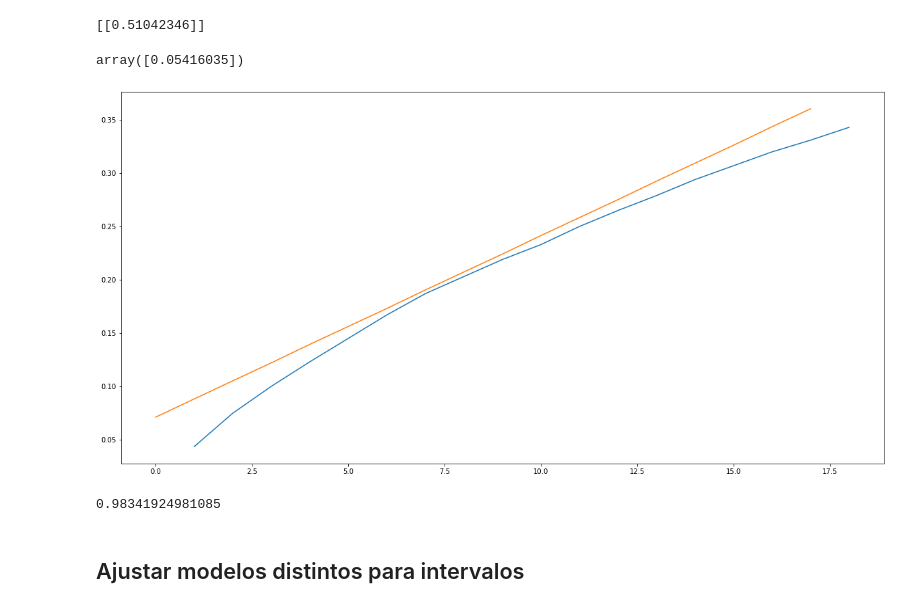
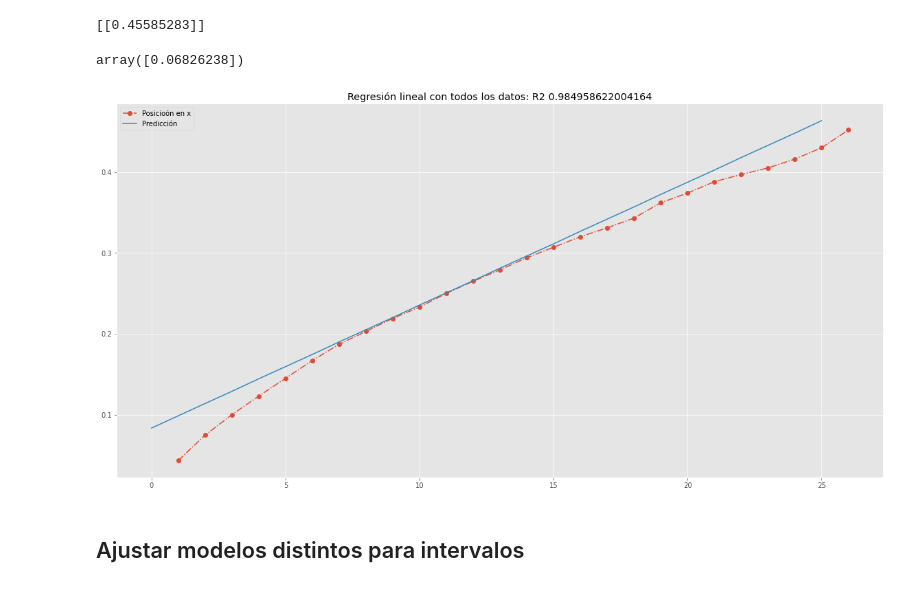
Before and after one commit to SebasGarcia08/horizontal-motion-physics, a Jupyter notebook: analisis.ipynb, the cells around one changed output. Cells and saved outputs as stored; diff of their text form; code cells hidden in the pictures.

```diff
--- a/analisis.ipynb
+++ b/analisis.ipynb
@@ -13,7 +16,7 @@ replace_commas_by_dot = lambda df, col: df[col].str.replace(",",".")
 df.t = replace_commas_by_dot(df, "t")
 df.x = replace_commas_by_dot(df, "x")
 df = df.astype("float")
-df = df.iloc[1:19, :]
+df = df.iloc[1:, :]
 df
 # %% [output]
 |  | t | x |
@@ -68,0 +72,5 @@ df
+# %%
+df.set_index("t").plot(subplots=True, figsize=(12,8), linestyle="dashdot", marker="o")
+plt.gcf().suptitle("Posición en x y velocidad")
+plt.tight_layout()
+plt.show()
@@ -69,4 +79,5 @@ df
 # %%
-df.set_index("t").plot(subplots=True, figsize=(15,10), linestyle="dashdot")
+df.set_index("t")["x"].plot(figsize=(20,10), linestyle="dashdot", marker="o")
+plt.title("Posición en x")
 plt.show()
 # %% [output]
@@ -76,3 +84,0 @@ df.to_csv("movimiento_horizontal_velocidad.csv", index=False)
-# %%
-df.set_index("t")["x"].plot(figsize=(20,10))
-plt.show()
@@ -86,20 +90,19 @@ lr = LinearRegression().fit(time_arr, x_arr)
 print(lr.coef_)
 lr.intercept_
 # %% [output]
-[[0.51042346]]
+[[0.45585283]]
-array([0.05416035])
+array([0.06826238])
 # %%
 preds = lr.predict(time_arr)
 
-df["x"].plot(figsize=(20,10))
-plt.plot(preds)
+df["x"].plot(figsize=(20,10), marker="o", linestyle="dashdot", label="Posicioón en x")
+plt.plot(preds, label="Predicción")
+r2 = r2_score(preds, x_arr)
+plt.title(f"Regresión lineal con todos los datos: R2 {r2}")
+plt.legend()
 plt.show()
 # %% [output]
-[figure, old version]
+[figure, new version]
-# %%
-r2_score(preds, x_arr)
-# %% [output]
-0.98341924981085
 # %% [markdown]
 ## Ajustar modelos distintos para intervalos
 # %% [markdown]
```
Also changed, not shown: parts of 17 cells of this notebook, 2 other files.
